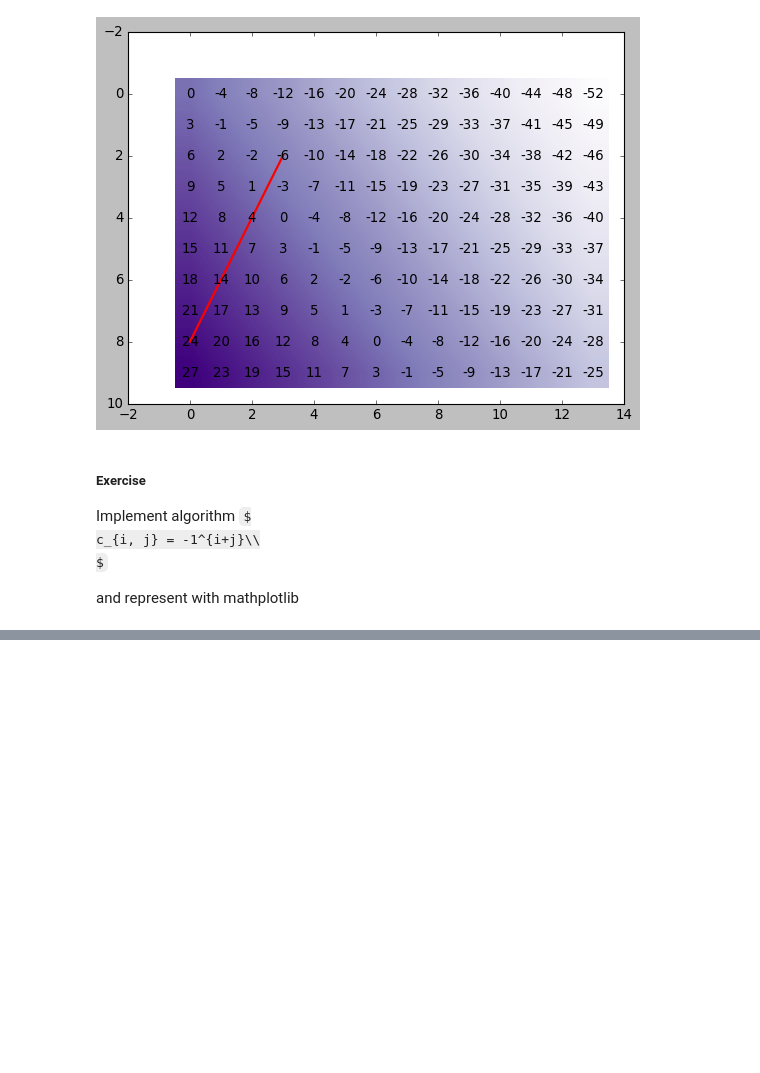
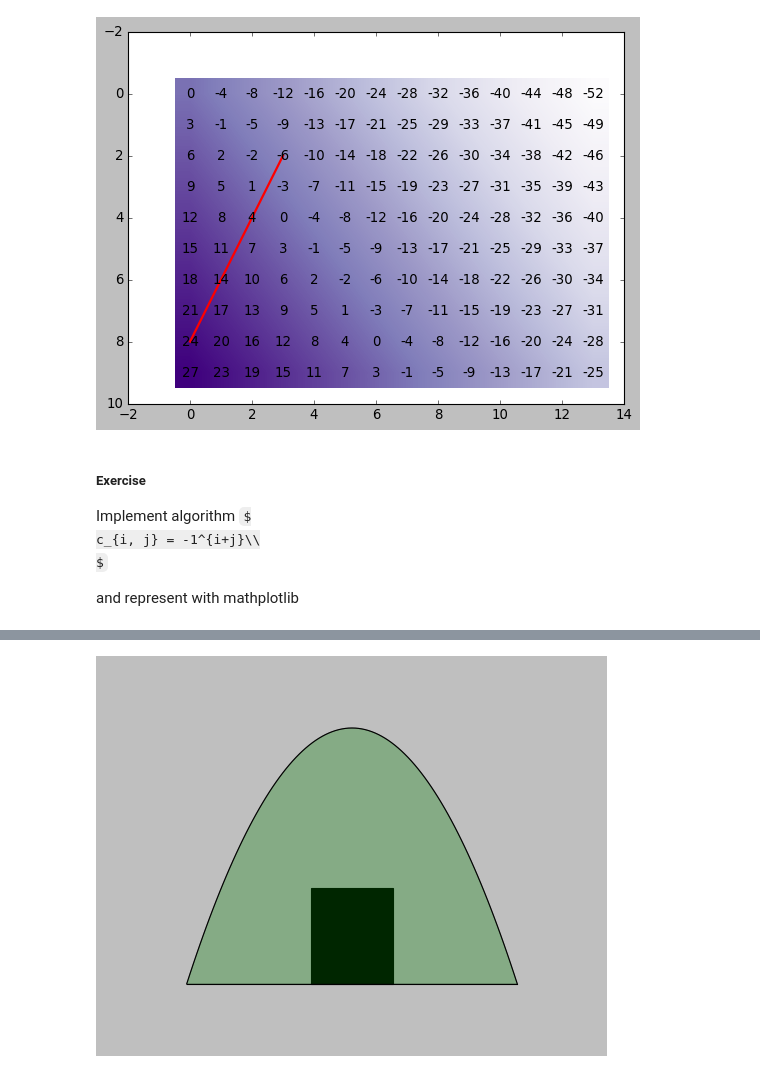
Before and after one commit to pawelztef/maths_pyt, a Jupyter notebook: graphing_and_visualisation.ipynb, the cells around one changed output, grey strips where cells are left out. Drawn from its saved outputs; the diff is of its cells as text; code cells hidden in the pictures; some formulas as TeX source; blank space fills up the shorter version.

```diff
--- a/graphing_and_visualisation.ipynb
+++ b/graphing_and_visualisation.ipynb
@@ -363,0 +381,23 @@ plt.tick_params(labelleft=False, labelright=False, lab)
+# %%
+import matplotlib.pyplot as plt
+import numpy as np
+from matplotlib.patches import Polygon
+f = -x**2
+x = np.linspace(-2, 2, 101)
+
+r1 = np.array([[-.5, -4], [-.5, -2.5], [.5, -2.5], [.5, -4]])
+p1 = Polygon(r1, facecolor='k')
+pnts = np.vstack((x,f)).T
+p2 = Polygon(pnts, facecolor='g', alpha=.3, edgecolor='k')
+
+fig, ax = plt.subplots()
+ax.add_patch(p1)
+ax.add_patch(p2)
+ax.set_xlim(-3, 3)
+ax.set_ylim(-5, 1)
+plt.plot(x, f, 'k')
+plt.plot([-2,2], [-4, -4], 'k')
+plt.axis('off')
+plt.show()
+# %% [output]
+[figure, added]
```
Also changed, not shown: parts of 2 cells of this notebook.
